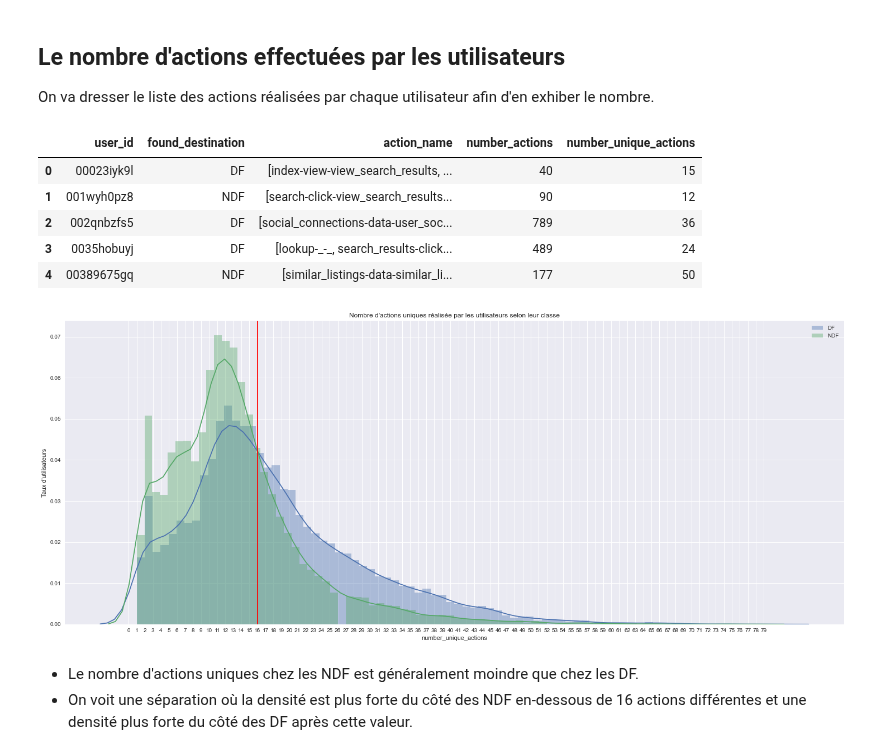
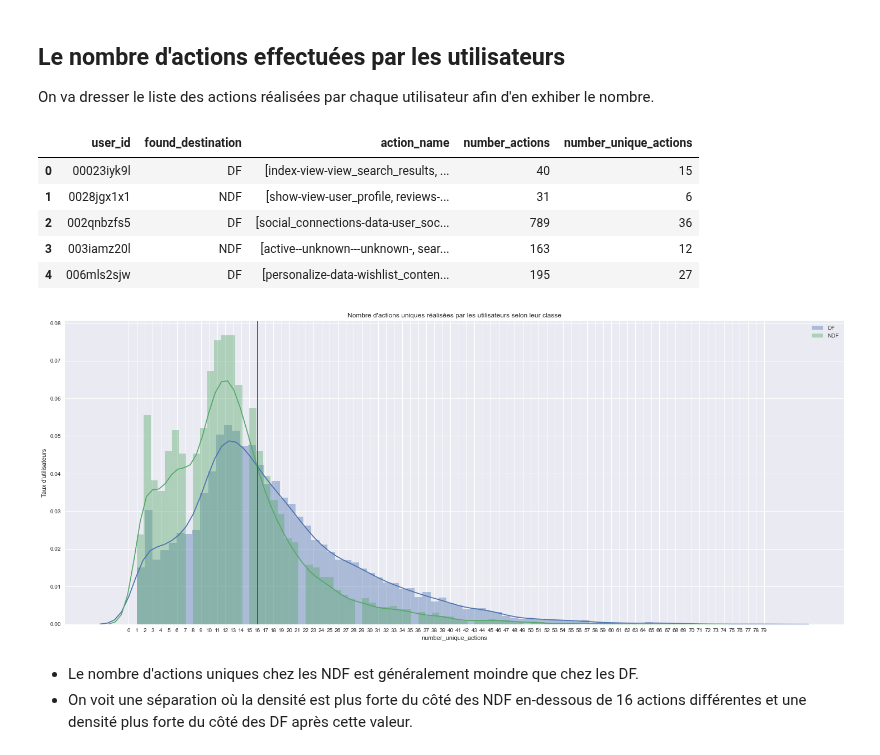
Before and after one commit to vesran/BookerGuess, a Jupyter notebook: _3_analyse_des_sessions.ipynb, the cells around one changed output. Drawn from its saved outputs; the diff is of its cells as text; code cells hidden in the pictures.

```diff
--- a/_3_analyse_des_sessions.ipynb
+++ b/_3_analyse_des_sessions.ipynb
@@ -15,8 +15,10 @@ plt.style.use('seaborn')
 users = pd.read_csv('data/train_users_2.csv')
 test_users = pd.read_csv('data/test_users.csv')
 sessions = pd.read_csv('data/sessions.csv')
+countries = pd.read_csv('data/countries.csv')
 
 users['found_destination'] = users.apply(lambda r: 'DF' if r['country_destination'] != 'NDF' else 'NDF', axis=1)
+users = users.merge(countries, on='country_destination', how='left')
 # %% [markdown]
 On a vu, dans l'introduction, qu'on ne dispose pas des sessions de tous les utilisateurs. De ce fait, on va sélectioner les utilisateurs qui ont une session avant d'équilibrer les classes (DF/NDF).
 # %%
@@ -317,22 +320,22 @@ action_names.head()
 # %% [output]
 |  | user_id | found_destination | action_name | number_actions | number_unique_actions |
 | 0 | 00023iyk9l | DF | [index-view-view_search_results, ... | 40 | 15 |
-| 1 | 001wyh0pz8 | NDF | [search-click-view_search_results... | 90 | 12 |
+| 1 | 0028jgx1x1 | NDF | [show-view-user_profile, reviews-... | 31 | 6 |
 | 2 | 002qnbzfs5 | DF | [social_connections-data-user_soc... | 789 | 36 |
-| 3 | 0035hobuyj | DF | [lookup-_-_, search_results-click... | 489 | 24 |
-| 4 | 00389675gq | NDF | [similar_listings-data-similar_li... | 177 | 50 |
+| 3 | 003iamz20l | NDF | [active--unknown---unknown-, sear... | 163 | 12 |
+| 4 | 006mls2sjw | DF | [personalize-data-wishlist_conten... | 195 | 27 |
 # %%
 plt.figure(figsize=(25, 10))
 n_max = action_names['number_unique_actions'].max()
 sns.distplot(action_names[action_names['found_destination'] == 'DF']['number_unique_actions'], bins=n_max, label='DF')
 sns.distplot(action_names[action_names['found_destination'] == 'NDF']['number_unique_actions'], bins=n_max, label='NDF')
 plt.axvline(16, 0, 1, color='r')
 plt.xticks(range(n_max))
 plt.ylabel("Taux d'utilisateurs")
 plt.legend()
-_ = plt.title("Nombre d'actions uniques réalisée par les utilisateurs selon leur classe")
+_ = plt.title("Nombre d'actions uniques réalisées par les utilisateurs selon leur classe")
 # %% [output]
-[figure, old version]
+[figure, new version]
 # %% [markdown]
 * Le nombre d'actions uniques chez les NDF est généralement moindre que chez les DF.
 * On voit une séparation où la densité est plus forte du côté des NDF en-dessous de 16 actions différentes et une densité plus forte du côté des DF après cette valeur.
```
Also changed, not shown: parts of 20 cells of this notebook, 3 other files.
